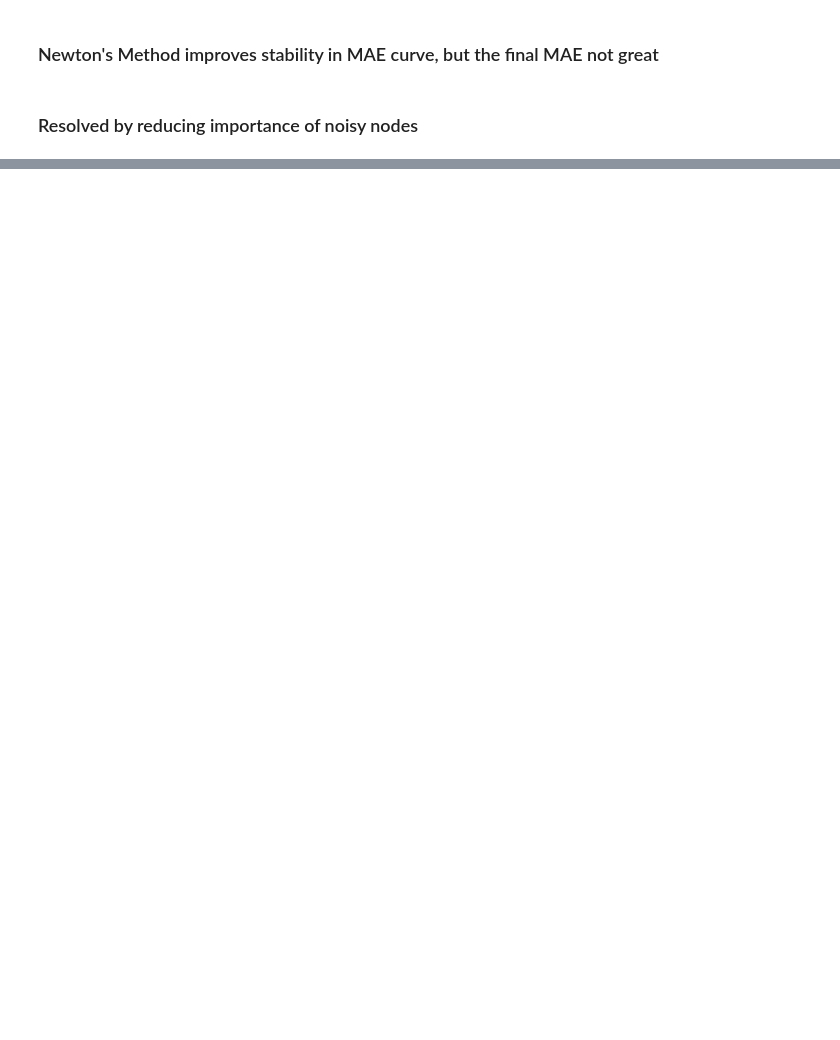
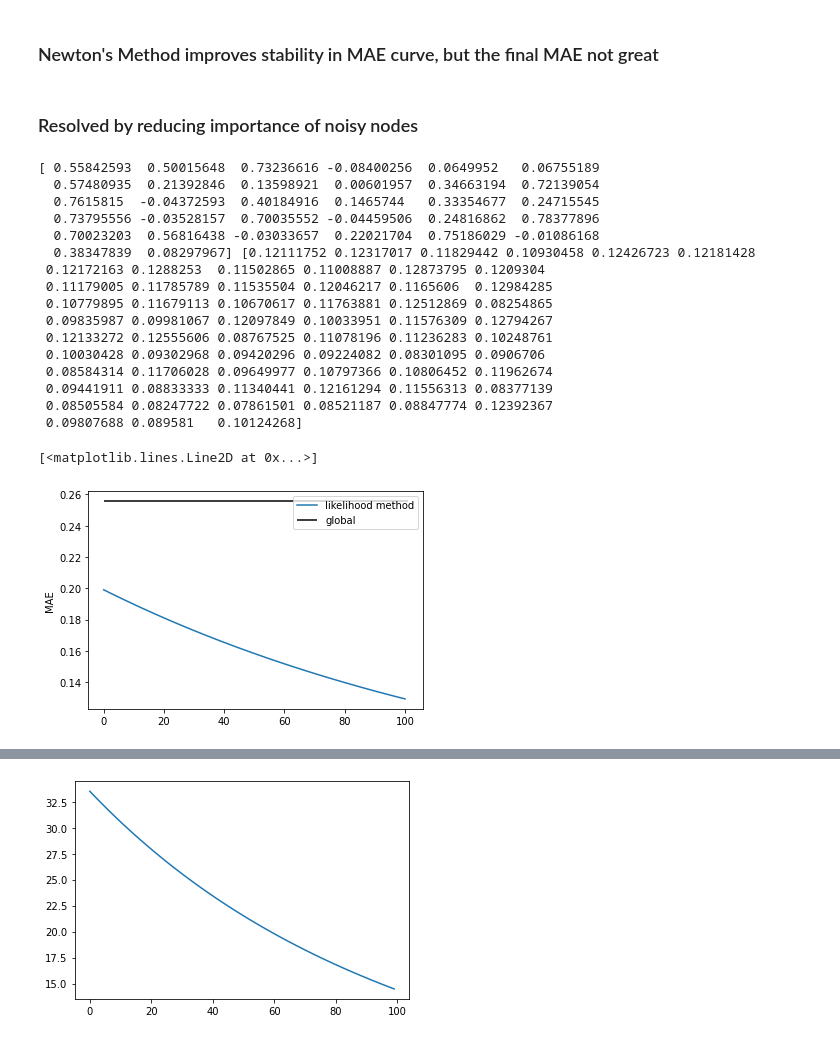
Before and after one commit to Dzeiberg/multiinstance, a Jupyter notebook: 22_Quarantine_DistCurve.ipynb, the cells around one changed output, grey strips where cells are left out. Cells and saved outputs as stored; diff of their text form; code cells hidden in the pictures; blank space fills up the shorter version.

```diff
--- a/22_Quarantine_DistCurve.ipynb
+++ b/22_Quarantine_DistCurve.ipynb
@@ -63,7 +63,8 @@ def prepDS(dsi,numbootstraps=100,internalScale=.1, internalBias=0.0, leafScale=.
 
     dsi.mu = np.zeros(dsi.N)
     dsi.sigma = np.ones(dsi.numNodes)
-    dsi.leafN = np.ones_like(dsi.mu) * numbootstraps
+    numEstimates = np.ones_like(dsi.mu) * numbootstraps
+    dsi.leafN = dsi.numU
     dsi.treeAlphaHats = [[] for _ in range(dsi.numNodes)]
 
     for nodeNum in range(dsi.numInternal):
@@ -73,7 +74,7 @@ def prepDS(dsi,numbootstraps=100,internalScale=.1, internalBias=0.0, leafScale=.
         pos,_ = list(zip(*[getTransformScores(dsi,n) for n in range(dsi.N)]))
         pos = np.concatenate(pos).reshape((-1,1))
         unlabeled = np.concatenate(unlabeled).reshape((-1,1))
-        NEstimates = int(np.sum([dsi.leafN[l] for l in leafNums]))
+        NEstimates = int(np.sum([numEstimates[l] for l in leafNums]))
         #dsi.treeAlphaHats[nodeNum],_ = getEsts(pos, unlabeled, NEstimates)
         leafIndices = getChildren(nodeNum, dsi.N - 1).astype(int) - (dsi.N-1)
         ln = dsi.numU[leafIndices]
@@ -293,3 +312,39 @@ fig1 = plotDistrs(dsi,mus,sigmas)
 print(dsi.mu, dsi.sigma)
 fig,ax= plt.subplots()
 ax.plot(NLL)
+# %%
+dsi = buildDataset(32,nP=10,nU=10,posMean=6,negMean=2,cov=1,
+                   alphaDistr=lambda: np.random.uniform(low=.01,high=.95))
+
+dsi = prepDS(dsi,numbootstraps=25,internalScale=0.1,
+             internalBias=.2,
+             leafScale=0.1,
+             leafBias=-0.2)
+dsi, mus,sigmas,maes,NLL = runAlgorithm(dsi,
+                                                  NIter=100,
+                                                  rlambda=1)
+maefig1 = plotMAE(maes,dsi)
+fig1 = plotDistrs(dsi,mus,sigmas)
+print(dsi.mu, dsi.sigma)
+fig,ax= plt.subplots()
+
+ax.plot(NLL)
+# %% [output]
+[ 0.55842593  0.50015648  0.73236616 -0.08400256  0.0649952   0.06755189
+  0.57480935  0.21392846  0.13598921  0.00601957  0.34663194  0.72139054
+  0.7615815  -0.04372593  0.40184916  0.1465744   0.33354677  0.24715545
+  0.73795556 -0.03528157  0.70035552 -0.04459506  0.24816862  0.78377896
+  0.70023203  0.56816438 -0.03033657  0.22021704  0.75186029 -0.01086168
+  0.38347839  0.08297967] [0.12111752 0.12317017 0.11829442 0.10930458 0.12426723 0.12181428
+ 0.12172163 0.1288253  0.11502865 0.11008887 0.12873795 0.1209304
+ 0.11179005 0.11785789 0.11535504 0.12046217 0.1165606  0.12984285
+ 0.10779895 0.11679113 0.10670617 0.11763881 0.12512869 0.08254865
+ 0.09835987 0.09981067 0.12097849 0.10033951 0.11576309 0.12794267
+ 0.12133272 0.12555606 0.08767525 0.11078196 0.11236283 0.10248761
+ 0.10030428 0.09302968 0.09420296 0.09224082 0.08301095 0.0906706
+ 0.08584314 0.11706028 0.09649977 0.10797366 0.10806452 0.11962674
+ 0.09441911 0.08833333 0.11340441 0.12161294 0.11556313 0.08377139
+ 0.08505584 0.08247722 0.07861501 0.08521187 0.08847774 0.12392367
+ 0.09807688 0.089581   0.10124268]
+[<matplotlib.lines.Line2D at 0x...>]
+[figure, added]
@@ -295,0 +352 @@ ax.plot(NLL)
+[figure, added]
```
Also changed, not shown: parts of 4 cells of this notebook, 11 other files.
